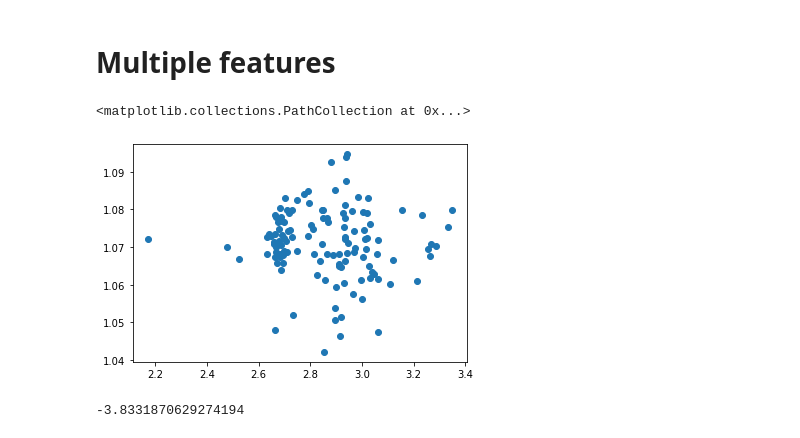
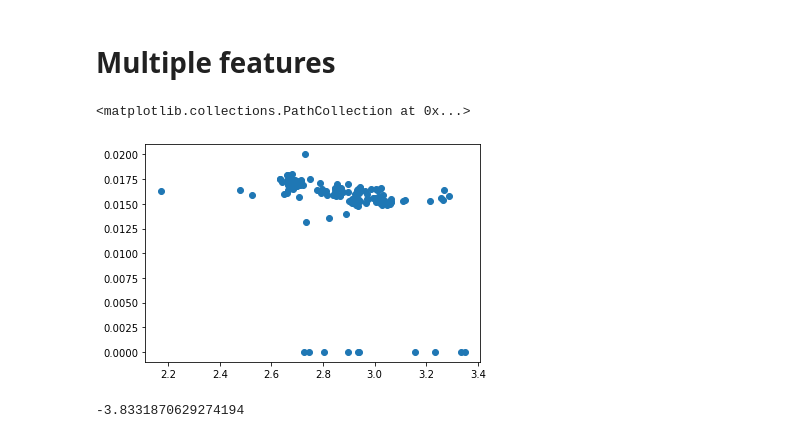
Before and after one commit to nathan99sun/HybridPred, a Jupyter notebook: source/Nature Random Forest.ipynb, the cells around one changed output. Drawn from its saved outputs; the diff is of its cells as text; code cells hidden in the pictures.

```diff
--- a/source/Nature Random Forest.ipynb
+++ b/source/Nature Random Forest.ipynb
@@ -130,10 +130,10 @@ avg_T = data[:, 12]
 min_IR = data[:, 13]
 IR_100_2 = data[:, 14]
 # %%
-plt.scatter(cycle_life, QD_2)
+plt.scatter(cycle_life, min_IR)
 # %% [output]
 <matplotlib.collections.PathCollection at 0x...>
-[figure, old version]
+[figure, new version]
 # %%
 X = np.array([DeltaQ_logVar, DeltaQ_Min, DeltaQ_Skew, DeltaQ_Kurt, QD_Max_2, QD_2,
              slope_capacity_fade_2_100, intercept_capacity_fade_2_100,
```
Also changed, not shown: 1 other file.
